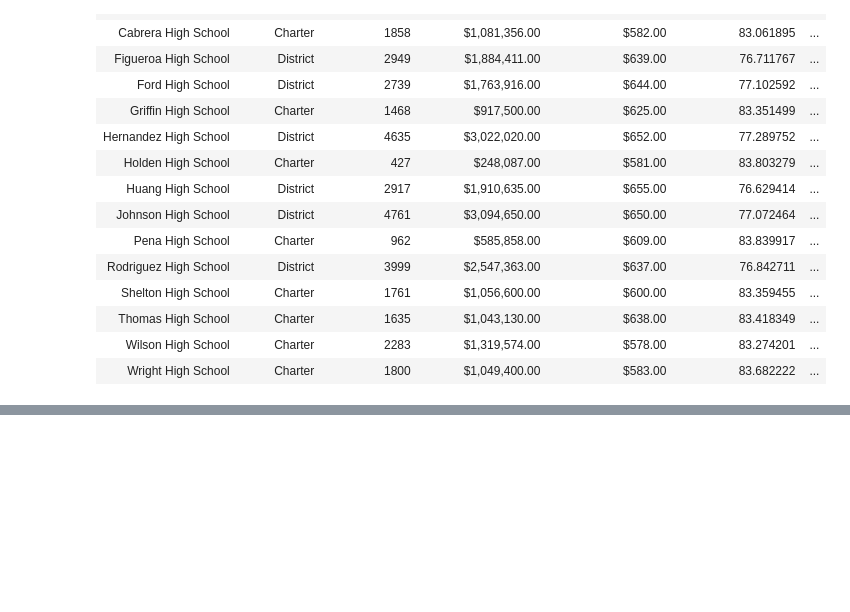
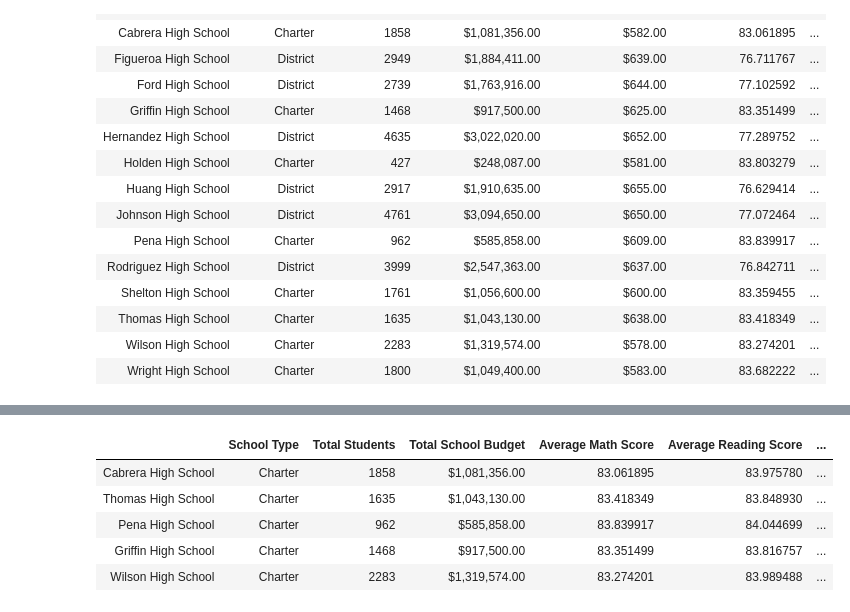
Before and after one commit to cys9689/School_District_Analysis, a Jupyter notebook: PyCitySchools.ipynb, the cells around one changed output, grey strips where cells are left out. Cells and saved outputs as stored; diff of their text form; code cells hidden in the pictures; blank space fills up the shorter version.

```diff
--- a/PyCitySchools.ipynb
+++ b/PyCitySchools.ipynb
@@ -632,0 +638,10 @@ KeyError: "['Per School Budget'] not in index"
+# %%
+top_schools=per_school_summary_df.sort_values(["% Overall Passing"], ascending=False)
+top_schools.head()
+# %% [output]
+|  | School Type | Total Students | Total School Budget | Average Math Score | Average Reading Score | ... |
+| Cabrera High School | Charter | 1858 | $1,081,356.00 | 83.061895 | 83.975780 | ... |
+| Thomas High School | Charter | 1635 | $1,043,130.00 | 83.418349 | 83.848930 | ... |
+| Pena High School | Charter | 962 | $585,858.00 | 83.839917 | 84.044699 | ... |
+| Griffin High School | Charter | 1468 | $917,500.00 | 83.351499 | 83.816757 | ... |
+| Wilson High School | Charter | 2283 | $1,319,574.00 | 83.274201 | 83.989488 | ... |
```
Also changed, not shown: parts of 2 cells of this notebook.
